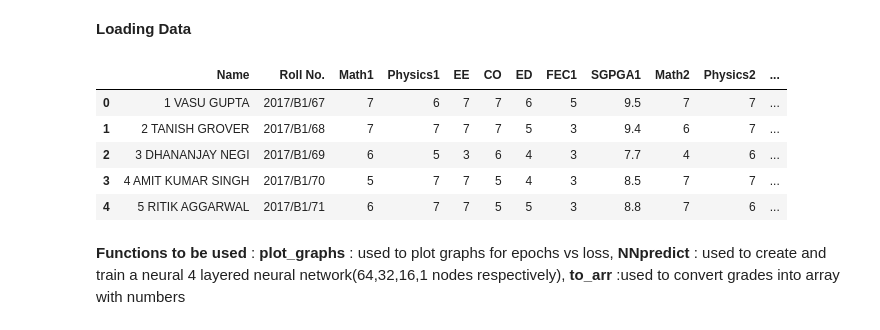
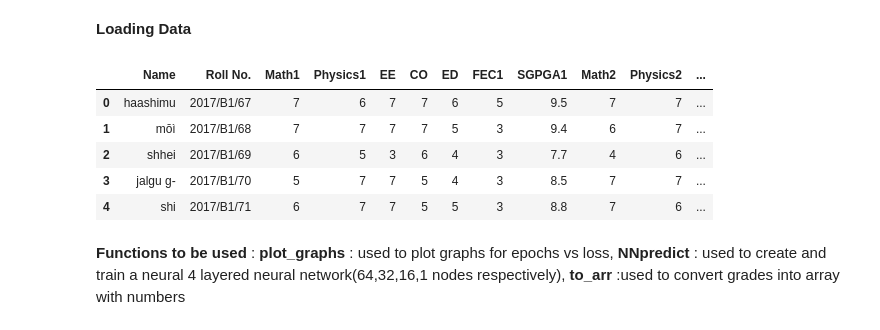
Before and after one commit to varangrai/Grades-Analysis, a Jupyter notebook: Data Training.ipynb, the cells around one changed output. Cells and saved outputs as stored; diff of their text form; code cells hidden in the pictures.

Commit message:
Names Changed

```diff
--- a/Data Training.ipynb
+++ b/Data Training.ipynb
@@ -15,14 +15,15 @@ from sklearn.model_selection import train_test_split
 **Loading Data**
 # %%
 vp = pd.read_csv('/content/vp.csv')
+vp[vp.columns[0]] = np.random.choice(new_names,len(vp[vp.columns[0]]))
 vp.head()
 # %% [output]
 |  | Name | Roll No. | Math1 | Physics1 | EE | CO | ED | FEC1 | SGPGA1 | Math2 | Physics2 | ... |
-| 0 | 1 VASU GUPTA | 2017/B1/67 | 7 | 6 | 7 | 7 | 6 | 5 | 9.5 | 7 | 7 | ... |
-| 1 | 2 TANISH GROVER | 2017/B1/68 | 7 | 7 | 7 | 7 | 5 | 3 | 9.4 | 6 | 7 | ... |
-| 2 | 3 DHANANJAY NEGI | 2017/B1/69 | 6 | 5 | 3 | 6 | 4 | 3 | 7.7 | 4 | 6 | ... |
-| 3 | 4 AMIT KUMAR SINGH | 2017/B1/70 | 5 | 7 | 7 | 5 | 4 | 3 | 8.5 | 7 | 7 | ... |
-| 4 | 5 RITIK AGGARWAL | 2017/B1/71 | 6 | 7 | 7 | 5 | 5 | 3 | 8.8 | 7 | 6 | ... |
+| 0 | haashimu | 2017/B1/67 | 7 | 6 | 7 | 7 | 6 | 5 | 9.5 | 7 | 7 | ... |
+| 1 | mōì | 2017/B1/68 | 7 | 7 | 7 | 7 | 5 | 3 | 9.4 | 6 | 7 | ... |
+| 2 | shhei | 2017/B1/69 | 6 | 5 | 3 | 6 | 4 | 3 | 7.7 | 4 | 6 | ... |
+| 3 | jalgu g- | 2017/B1/70 | 5 | 7 | 7 | 5 | 4 | 3 | 8.5 | 7 | 7 | ... |
+| 4 | shi | 2017/B1/71 | 6 | 7 | 7 | 5 | 5 | 3 | 8.8 | 7 | 6 | ... |
 # %% [markdown]
 **Functions to be used** : **plot_graphs** : used to plot graphs for epochs vs loss,
                             **NNpredict** : used to create and train a neural 4 layered neural network(64,32,16,1 nodes respectively),
```
Also changed, not shown: 1 other file.
